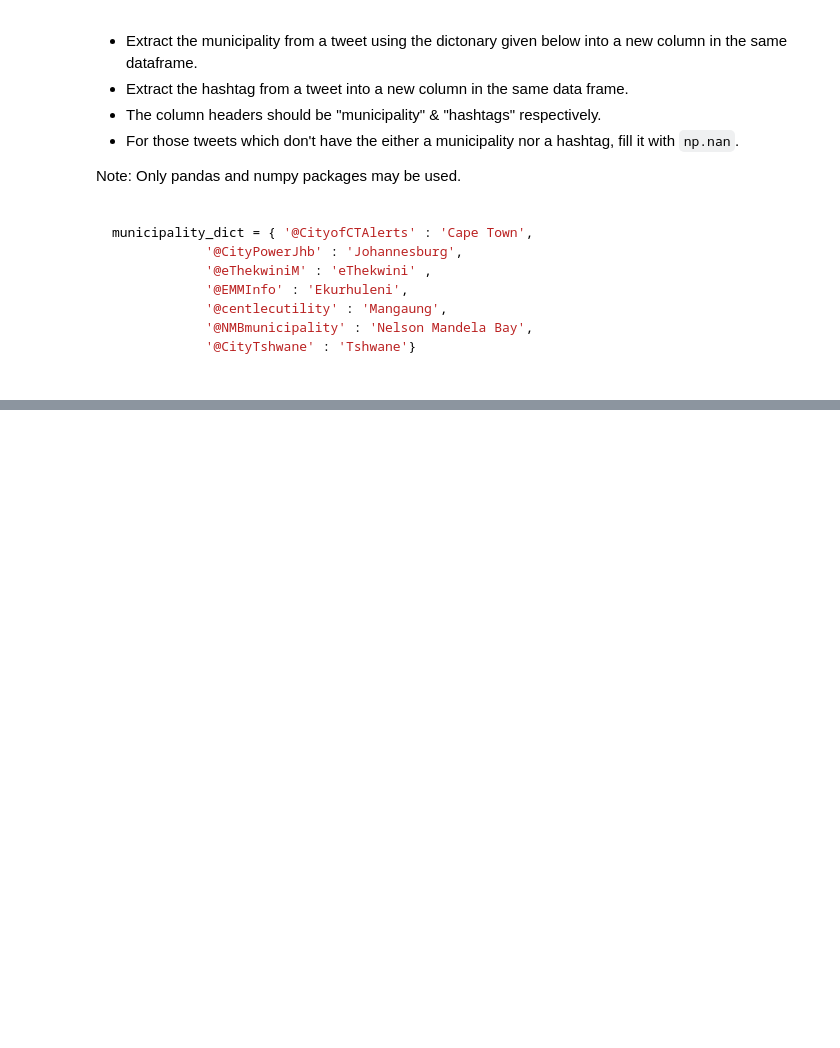
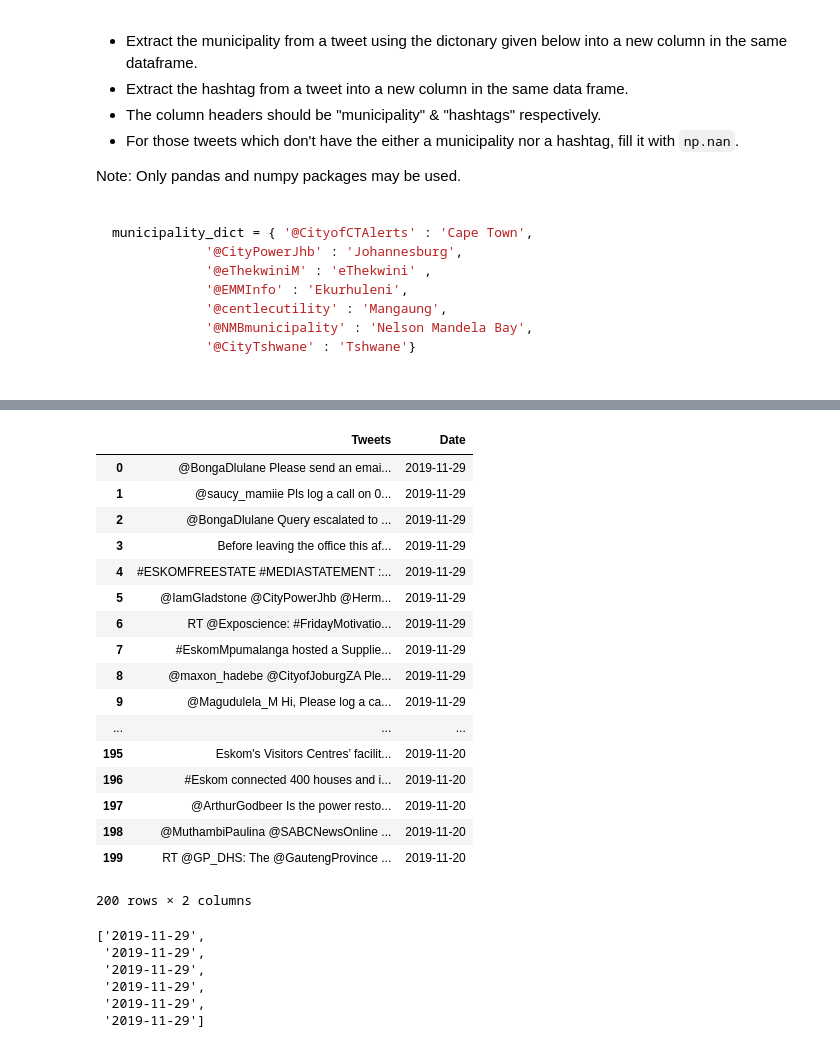
Before and after one commit to RachelStrate/Analyse-Predict, a Jupyter notebook: Analyse_Functions_Student-1520.ipynb, the cells around one changed output, grey strips where cells are left out. Drawn from its saved outputs; the diff is of its cells as text; code cells hidden in the pictures; blank space fills up the shorter version.

````diff
--- a/Analyse_Functions_Student-1520.ipynb
+++ b/Analyse_Functions_Student-1520.ipynb
@@ -336,3 +336,50 @@ number_of_tweets_per_day(twitter_df)
 ```
 
 ![function5](https://github.com/RidhaMoosa/eskom_data-/blob/master/function5.png?raw=True)
+# %%
+def number_of_tweets_per_day(df):
+    df['Date'] = [i.split(' ', 1)[0] for i in df["Date"]]
+#     df['Tweets'] =
+#     count = []
+#     for x in df['Tweets']:
+#         count.
+#     count.append([i for i in ])
+#     df["Date"]
+    return df
+number_of_tweets_per_day(twitter_df)
+# %% [output]
+|  | Tweets | Date |
+| 0 | @BongaDlulane Please send an emai... | 2019-11-29 |
+| 1 | @saucy_mamiie Pls log a call on 0... | 2019-11-29 |
+| 2 | @BongaDlulane Query escalated to ... | 2019-11-29 |
+| 3 | Before leaving the office this af... | 2019-11-29 |
+| 4 | #ESKOMFREESTATE #MEDIASTATEMENT :... | 2019-11-29 |
+| 5 | @IamGladstone @CityPowerJhb @Herm... | 2019-11-29 |
+| 6 | RT @Exposcience: #FridayMotivatio... | 2019-11-29 |
+| 7 | #EskomMpumalanga hosted a Supplie... | 2019-11-29 |
+| 8 | @maxon_hadebe @CityofJoburgZA Ple... | 2019-11-29 |
+| 9 | @Magudulela_M Hi, Please log a ca... | 2019-11-29 |
+| ... | ... | ... |
+| 195 | Eskom's Visitors Centres’ facilit... | 2019-11-20 |
+| 196 | #Eskom connected 400 houses and i... | 2019-11-20 |
+| 197 | @ArthurGodbeer Is the power resto... | 2019-11-20 |
+| 198 | @MuthambiPaulina @SABCNewsOnline ... | 2019-11-20 |
+| 199 | RT @GP_DHS: The @GautengProvince ... | 2019-11-20 |
+200 rows × 2 columns
+# %%
+dates = ['2019-11-29 12:50:54',
+         '2019-11-29 12:46:53',
+         '2019-11-29 12:46:10',
+         '2019-11-29 12:33:36',
+         '2019-11-29 12:17:43',
+         '2019-11-29 11:28:40']
+def date_parser(list_dates):
+    return [i.split(' ', 1)[0] for i in list_dates]
+date_parser(dates)
+# %% [output]
+['2019-11-29',
+ '2019-11-29',
+ '2019-11-29',
+ '2019-11-29',
+ '2019-11-29',
+ '2019-11-29']
````
Also changed, not shown: parts of 6 cells of this notebook.
